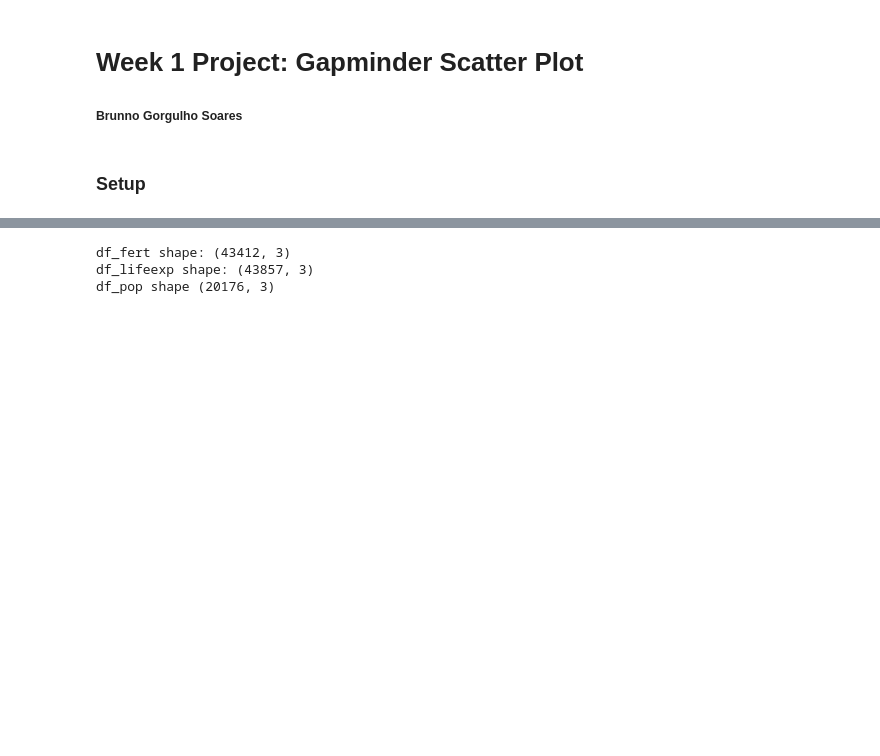
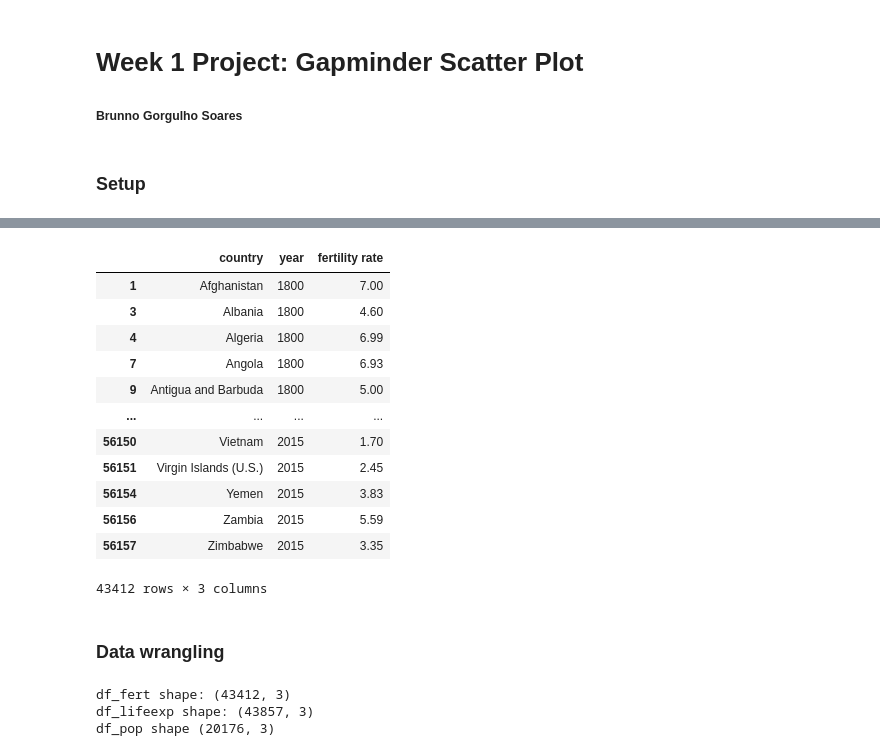
Before and after one commit to BGSoares/Bootcamp-Data-Science, a Jupyter notebook: 01_week/gapminder_code.ipynb, the cells around one changed output, grey strips where cells are left out. Saved outputs shown, nothing was run; the diff lists cells and outputs as text; code cells hidden in the pictures; blank space fills up the shorter version.

```diff
--- a/01_week/gapminder_code.ipynb
+++ b/01_week/gapminder_code.ipynb
@@ -19 +45,21 @@ data_pop = pd.read_excel("gapminder_population.xlsx")
+# %%
+# Fertility table
+
+df_fert
+# %% [output]
+|  | country | year | fertility rate |
+| 1 | Afghanistan | 1800 | 7.00 |
+| 3 | Albania | 1800 | 4.60 |
+| 4 | Algeria | 1800 | 6.99 |
+| 7 | Angola | 1800 | 6.93 |
+| 9 | Antigua and Barbuda | 1800 | 5.00 |
+| ... | ... | ... | ... |
+| 56150 | Vietnam | 2015 | 1.70 |
+| 56151 | Virgin Islands (U.S.) | 2015 | 2.45 |
+| 56154 | Yemen | 2015 | 3.83 |
+| 56156 | Zambia | 2015 | 5.59 |
+| 56157 | Zimbabwe | 2015 | 3.35 |
+43412 rows × 3 columns
+# %% [markdown]
+### Data wrangling
 # %%
```
Also changed, not shown: parts of 8 cells of this notebook.
